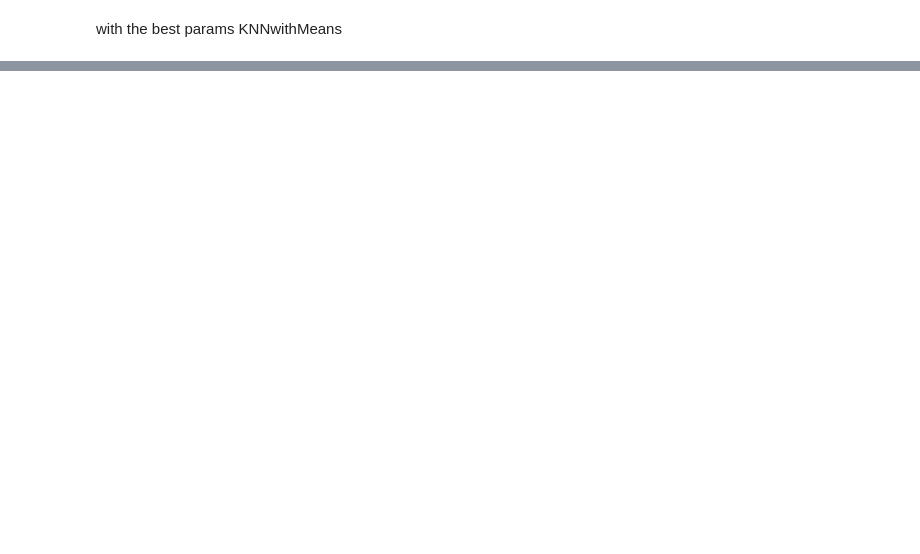
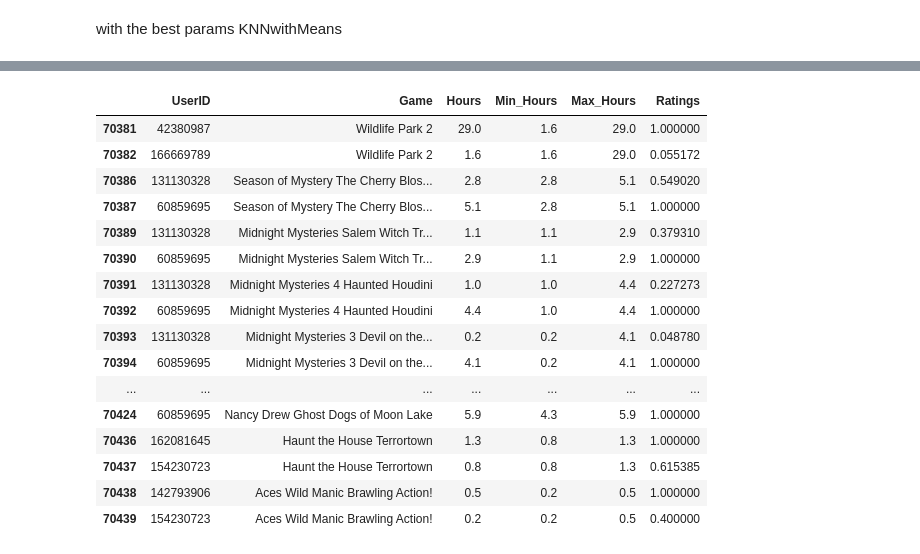
Before and after one commit to pyamin1878/Steam-Games-Rec-System, a Jupyter notebook: Rigat_N_notebook.ipynb, the cells around one changed output, grey strips where cells are left out. Saved outputs shown, nothing was run; the diff lists cells and outputs as text; code cells hidden in the pictures; blank space fills up the shorter version.

```diff
--- a/Rigat_N_notebook.ipynb
+++ b/Rigat_N_notebook.ipynb
@@ -506,0 +396,20 @@ memory usage: 442.7+ KB
+# %%
+filtered_data_new.tail(20)
+# %% [output]
+|  | UserID | Game | Hours | Min_Hours | Max_Hours | Ratings |
+| 70381 | 42380987 | Wildlife Park 2 | 29.0 | 1.6 | 29.0 | 1.000000 |
+| 70382 | 166669789 | Wildlife Park 2 | 1.6 | 1.6 | 29.0 | 0.055172 |
+| 70386 | 131130328 | Season of Mystery The Cherry Blos... | 2.8 | 2.8 | 5.1 | 0.549020 |
+| 70387 | 60859695 | Season of Mystery The Cherry Blos... | 5.1 | 2.8 | 5.1 | 1.000000 |
+| 70389 | 131130328 | Midnight Mysteries Salem Witch Tr... | 1.1 | 1.1 | 2.9 | 0.379310 |
+| 70390 | 60859695 | Midnight Mysteries Salem Witch Tr... | 2.9 | 1.1 | 2.9 | 1.000000 |
+| 70391 | 131130328 | Midnight Mysteries 4 Haunted Houdini | 1.0 | 1.0 | 4.4 | 0.227273 |
+| 70392 | 60859695 | Midnight Mysteries 4 Haunted Houdini | 4.4 | 1.0 | 4.4 | 1.000000 |
+| 70393 | 131130328 | Midnight Mysteries 3 Devil on the... | 0.2 | 0.2 | 4.1 | 0.048780 |
+| 70394 | 60859695 | Midnight Mysteries 3 Devil on the... | 4.1 | 0.2 | 4.1 | 1.000000 |
+| ... | ... | ... | ... | ... | ... | ... |
+| 70424 | 60859695 | Nancy Drew Ghost Dogs of Moon Lake | 5.9 | 4.3 | 5.9 | 1.000000 |
+| 70436 | 162081645 | Haunt the House Terrortown | 1.3 | 0.8 | 1.3 | 1.000000 |
+| 70437 | 154230723 | Haunt the House Terrortown | 0.8 | 0.8 | 1.3 | 0.615385 |
+| 70438 | 142793906 | Aces Wild Manic Brawling Action! | 0.5 | 0.2 | 0.5 | 1.000000 |
+| 70439 | 154230723 | Aces Wild Manic Brawling Action! | 0.2 | 0.2 | 0.5 | 0.400000 |
```
Also changed, not shown: parts of 37 cells of this notebook.
